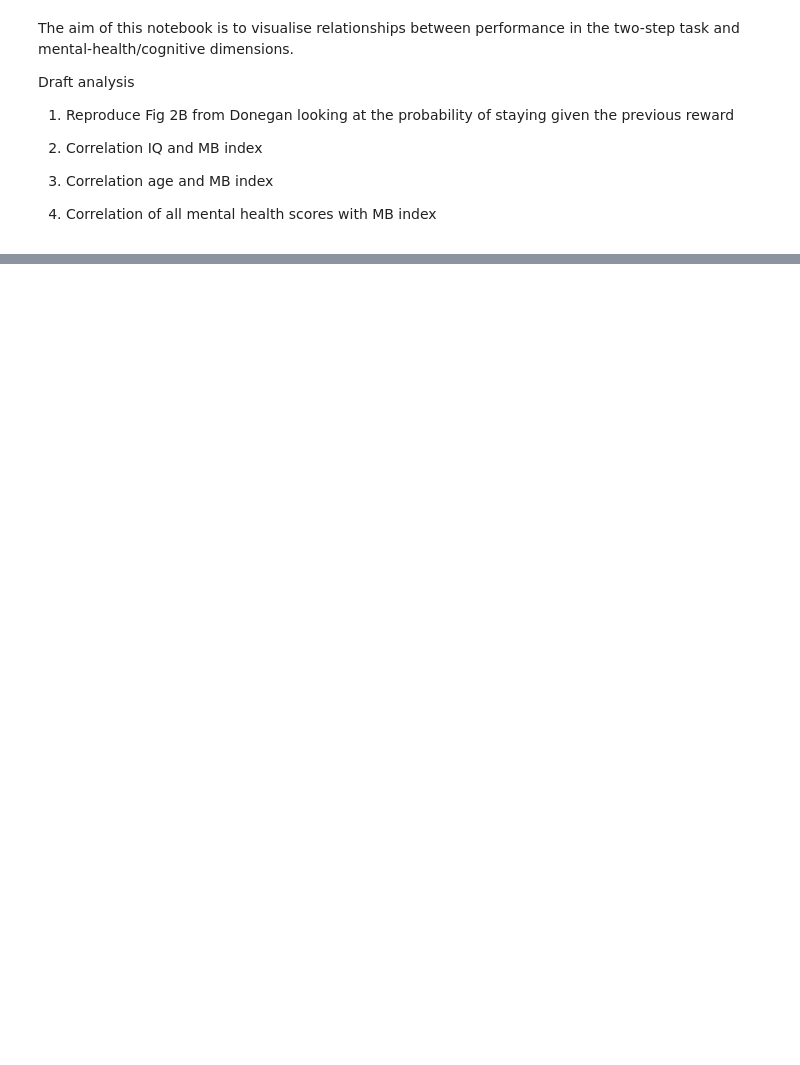
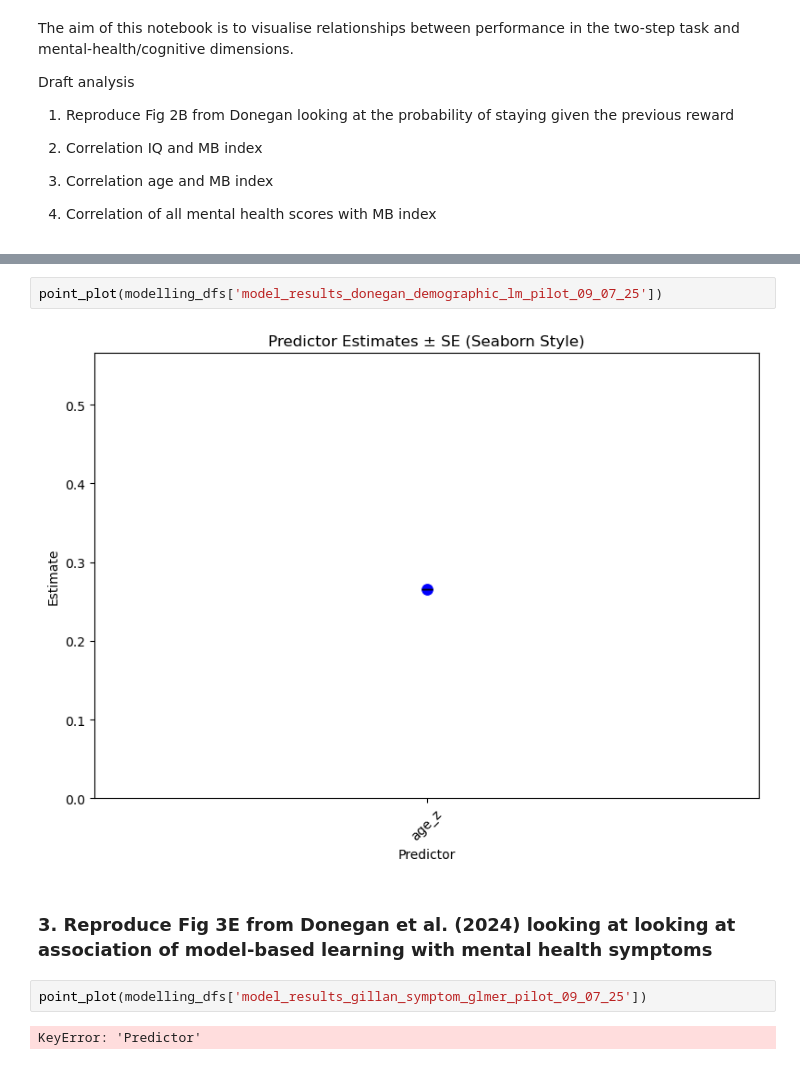
Before and after one commit to mariacpitteri/Overall_TST_Analysis, a Jupyter notebook: overall_analysis.ipynb, the cells around one changed output, grey strips where cells are left out. Cells and saved outputs as stored; diff of their text form; blank space fills up the shorter version.

```diff
--- a/overall_analysis.ipynb
+++ b/overall_analysis.ipynb
@@ -28,0 +101,10 @@ Draft analysis
+# %%
+point_plot(modelling_dfs['model_results_donegan_demographic_lm_pilot_09_07_25'])
+# %% [output]
+[figure, added]
+# %% [markdown]
+### 3. Reproduce Fig 3E from Donegan et al. (2024) looking at looking at association of model-based learning with mental health symptoms
+# %%
+point_plot(modelling_dfs['model_results_gillan_symptom_glmer_pilot_09_07_25'])
+# %% [output]
+KeyError: 'Predictor'
```
Also changed, not shown: parts of 14 cells of this notebook, 11 other files.
